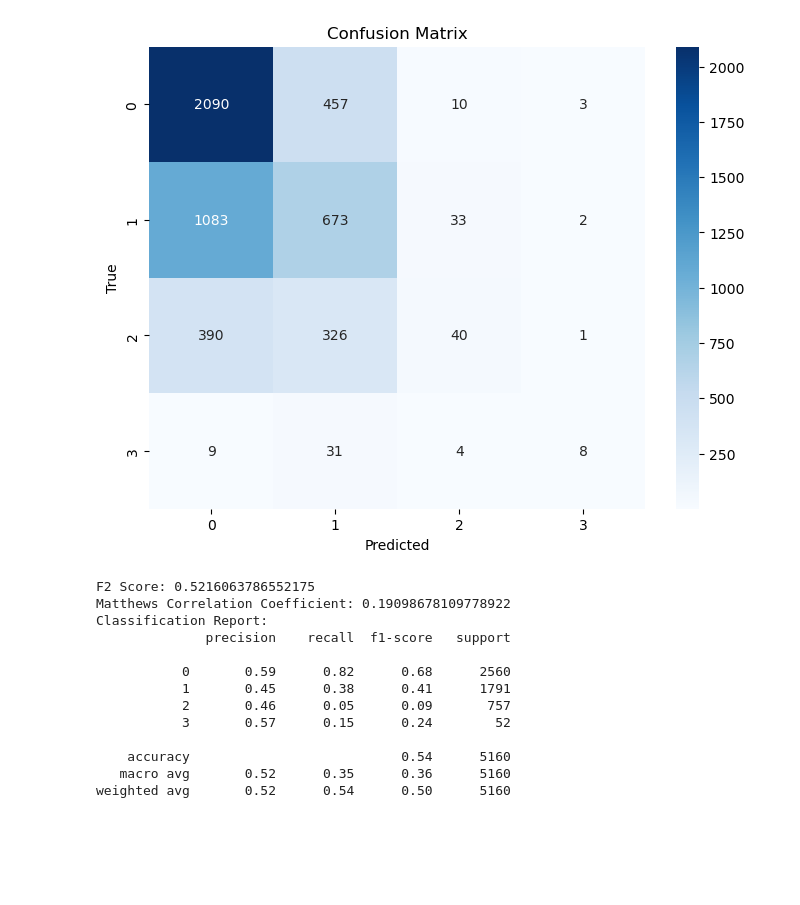
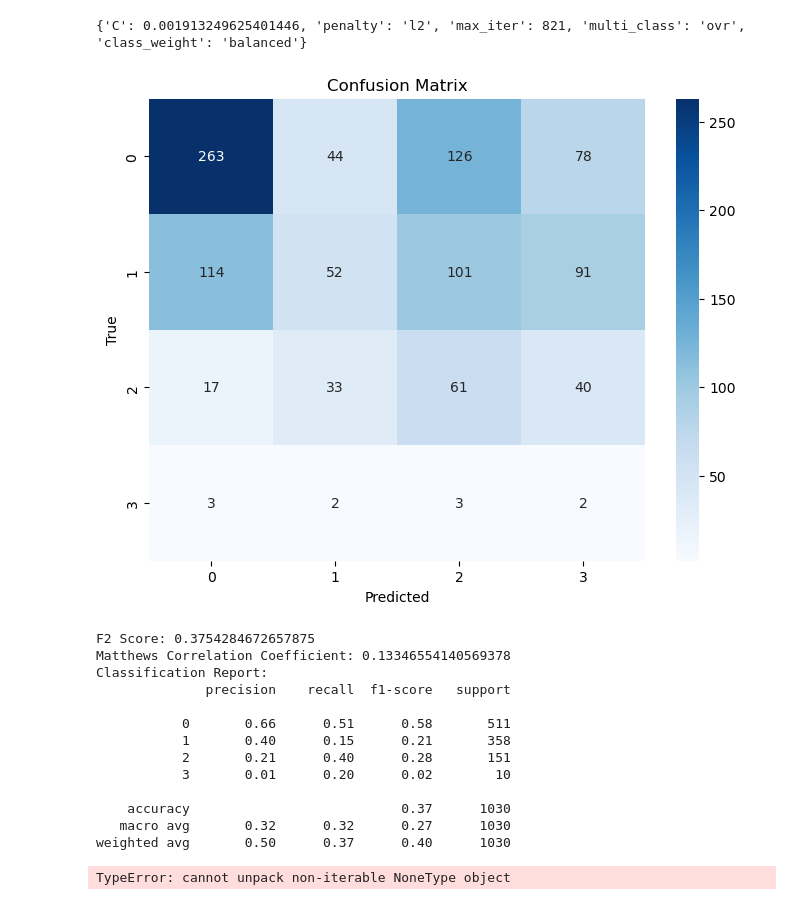
Before and after one commit to jonaslwq/alzheimer_detection, a Jupyter notebook: logistic_glcm.ipynb, the cells around one changed output. Saved outputs shown, nothing was run; the diff lists cells and outputs as text; code cells hidden in the pictures; blank space fills up the shorter version.

Commit message:
after smote

```diff
--- a/logistic_glcm.ipynb
+++ b/logistic_glcm.ipynb
@@ -9,8 +9,8 @@ from sklearn.metrics import matthews_corrcoef
 from sklearn.metrics import fbeta_score
 # %%
 # Save the train and test DataFrames
-X_TRAIN_DIR = "processed_data/glcm/X_train.pkl"
-y_TRAIN_DIR = "processed_data/glcm/y_train.pkl"
+X_TRAIN_DIR = "processed_data/glcm/X_train_SMOTE.pkl"
+y_TRAIN_DIR = "processed_data/glcm/y_train_SMOTE.pkl"
 X_TEST_DIR = "processed_data/glcm/X_test.pkl"
 y_TEST_DIR = "processed_data/glcm/y_test.pkl"
 
@@ -19,7 +19,7 @@ y_train = pd.read_pickle(y_TRAIN_DIR)
 X_test = pd.read_pickle(X_TEST_DIR)
 y_test = pd.read_pickle(y_TEST_DIR)
 # %%
-def logistic_regression(X_train, y_train, X_test, y_test, c, reg):
+def logistic_regression(X_train, y_train, X_test, y_test, c, reg, max_iter, multi_class, class_weight):
     """
     Perform logistic regression, evaluate the model, and create a confusion matrix.
 
@@ -34,7 +34,7 @@ def logistic_regression(X_train, y_train, X_test, y_test, c, reg):
     """
 
     # Fit the logistic regression model
-    model = LogisticRegression(solver="lbfgs", C=c, penalty=reg, multi_class='multinomial', max_iter=100000)
+    model = LogisticRegression(solver="lbfgs", C=c, penalty=reg, multi_class=multi_class, max_iter=max_iter, class_weight=class_weight)
     model.fit(X_train, y_train)
 
     # Predict labels
@@ -163,19 +156,21 @@ Matthews Correlation Coefficient: 0.10801369769861144
 # %%
-best_params
+print(best_params)
 
 best_f2_score, best_mcc = logistic_regression(X_train, y_train, X_test, y_test, best_params['C'], best_params['penalty'],best_params['max_iter'], best_params['multi_class'],best_params['class_weight'])
 # %% [output]
+{'C': 0.001913249625401446, 'penalty': 'l2', 'max_iter': 821, 'multi_class': 'ovr', 'class_weight': 'balanced'}
-[figure, old version]
+[figure, new version]
-F2 Score: 0.5216063786552175
-Matthews Correlation Coefficient: 0.19098678109778922
-Classification Report:
-              precision    recall  f1-score   support
-
-           0       0.59      0.82      0.68      2560
-           1       0.45      0.38      0.41      1791
-           2       0.46      0.05      0.09       757
-           3       0.57      0.15      0.24        52
-
-    accuracy                           0.54      5160
-   macro avg       0.52      0.35      0.36      5160
-weighted avg       0.52      0.54      0.50      5160
+F2 Score: 0.3754284672657875
+Matthews Correlation Coefficient: 0.13346554140569378
+Classification Report:
+              precision    recall  f1-score   support
+
+           0       0.66      0.51      0.58       511
+           1       0.40      0.15      0.21       358
+           2       0.21      0.40      0.28       151
+           3       0.01      0.20      0.02        10
+
+    accuracy                           0.37      1030
+   macro avg       0.32      0.32      0.27      1030
+weighted avg       0.50      0.37      0.40      1030
+TypeError: cannot unpack non-iterable NoneType object
```
Also changed, not shown: parts of 3 cells of this notebook, 2 other files.
